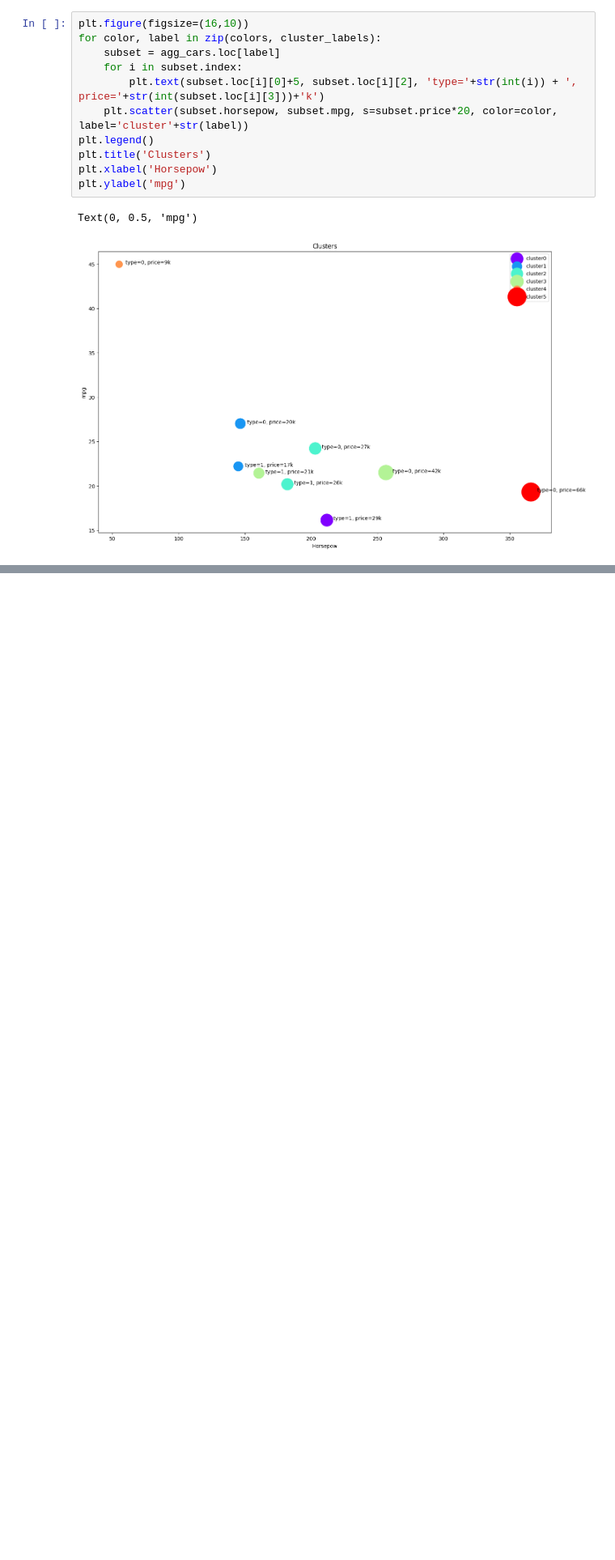
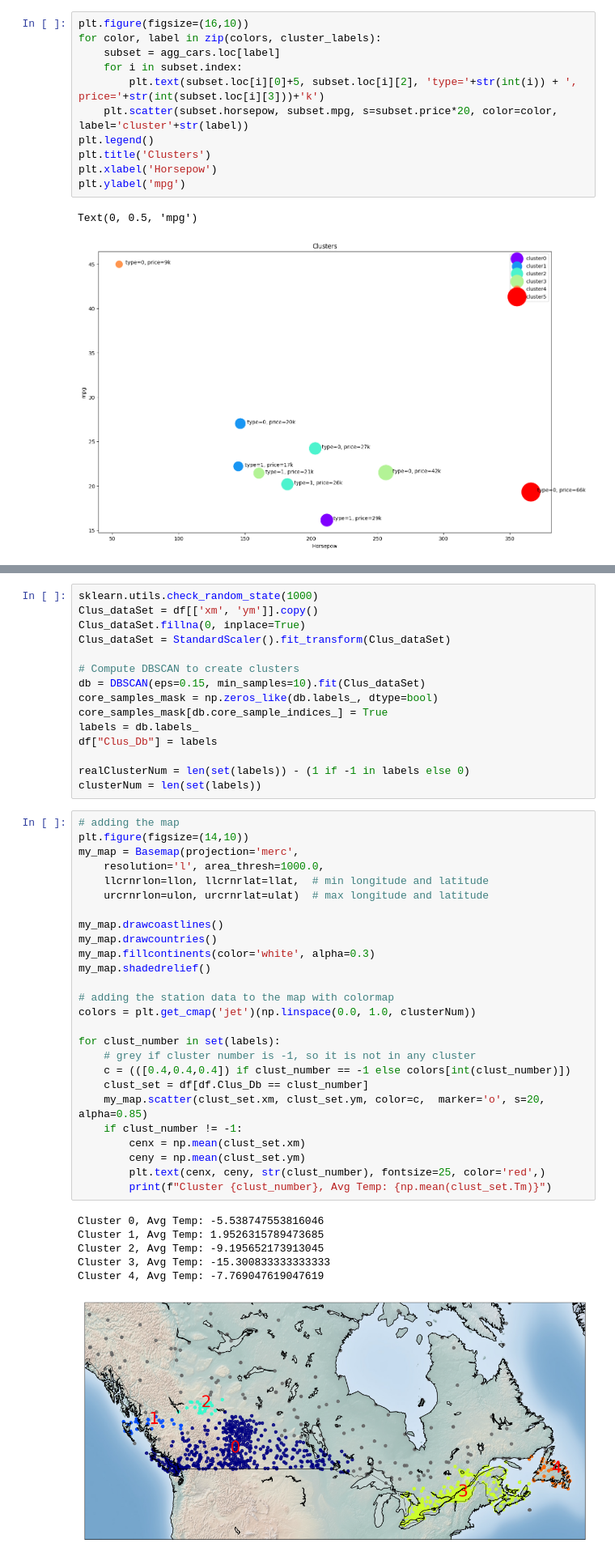
Before and after one commit to robfairh/portfolio_projects, a Jupyter notebook: MachineLearning/clustering.ipynb, the cells around one changed output, grey strips where cells are left out. Shown at 81% size. Cells and saved outputs as stored; diff of their text form; blank space fills up the shorter version.

```diff
--- a/MachineLearning/clustering.ipynb
+++ b/MachineLearning/clustering.ipynb
@@ -157,0 +236,48 @@ Text(0, 0.5, 'mpg')
+# %%
+sklearn.utils.check_random_state(1000)
+Clus_dataSet = df[['xm', 'ym']].copy()
+Clus_dataSet.fillna(0, inplace=True)
+Clus_dataSet = StandardScaler().fit_transform(Clus_dataSet)
+
+# Compute DBSCAN to create clusters
+db = DBSCAN(eps=0.15, min_samples=10).fit(Clus_dataSet)
+core_samples_mask = np.zeros_like(db.labels_, dtype=bool)
+core_samples_mask[db.core_sample_indices_] = True
+labels = db.labels_
+df["Clus_Db"] = labels
+
+realClusterNum = len(set(labels)) - (1 if -1 in labels else 0)
+clusterNum = len(set(labels))
+# %%
+# adding the map
+plt.figure(figsize=(14,10))
+my_map = Basemap(projection='merc',
+    resolution='l', area_thresh=1000.0,
+    llcrnrlon=llon, llcrnrlat=llat,  # min longitude and latitude
+    urcrnrlon=ulon, urcrnrlat=ulat)  # max longitude and latitude
+
+my_map.drawcoastlines()
+my_map.drawcountries()
+my_map.fillcontinents(color='white', alpha=0.3)
+my_map.shadedrelief()
+
+# adding the station data to the map with colormap
+colors = plt.get_cmap('jet')(np.linspace(0.0, 1.0, clusterNum))
+
+for clust_number in set(labels):
+    # grey if cluster number is -1, so it is not in any cluster
+    c = (([0.4,0.4,0.4]) if clust_number == -1 else colors[int(clust_number)])
+    clust_set = df[df.Clus_Db == clust_number]
+    my_map.scatter(clust_set.xm, clust_set.ym, color=c,  marker='o', s=20, alpha=0.85)
+    if clust_number != -1:
+        cenx = np.mean(clust_set.xm)
+        ceny = np.mean(clust_set.ym)
+        plt.text(cenx, ceny, str(clust_number), fontsize=25, color='red',)
+        print(f"Cluster {clust_number}, Avg Temp: {np.mean(clust_set.Tm)}")
+# %% [output]
+Cluster 0, Avg Temp: -5.538747553816046
+Cluster 1, Avg Temp: 1.9526315789473685
+Cluster 2, Avg Temp: -9.195652173913045
+Cluster 3, Avg Temp: -15.300833333333333
+Cluster 4, Avg Temp: -7.769047619047619
+[figure, added]
```
Also changed, not shown: parts of 11 cells of this notebook.
